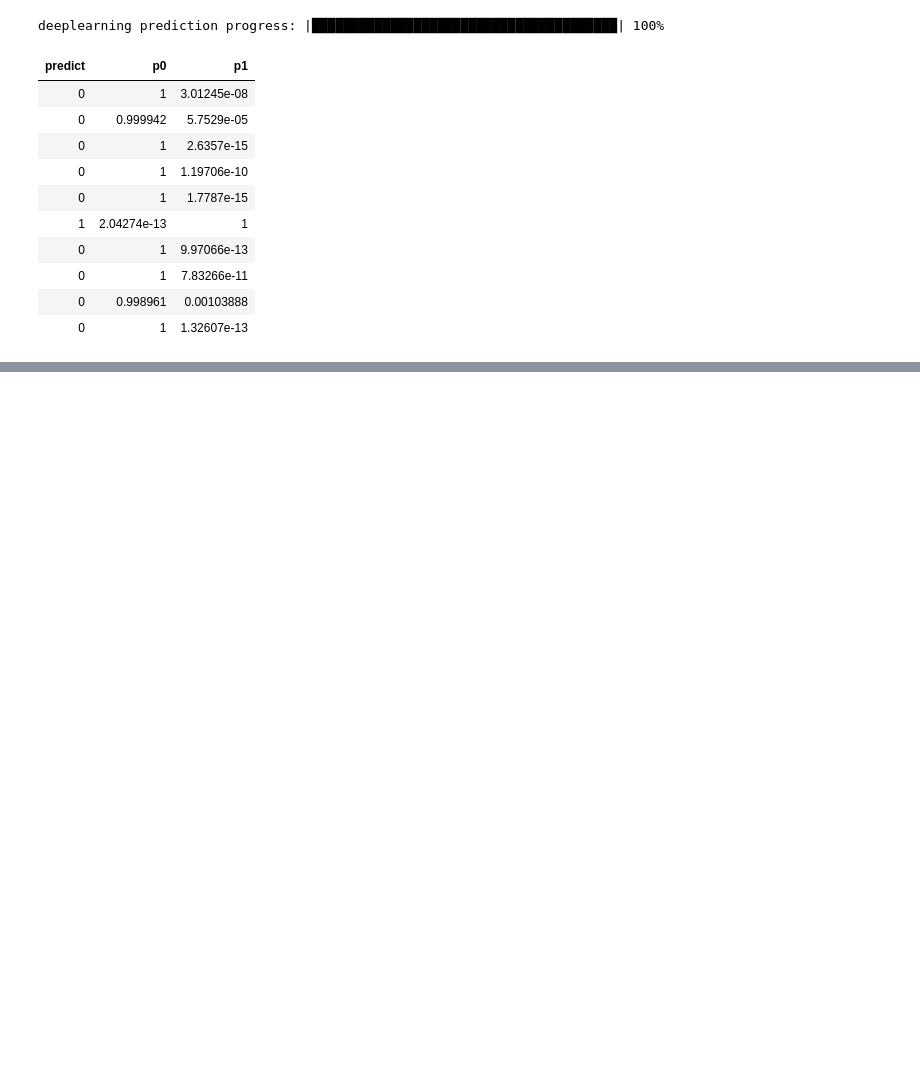
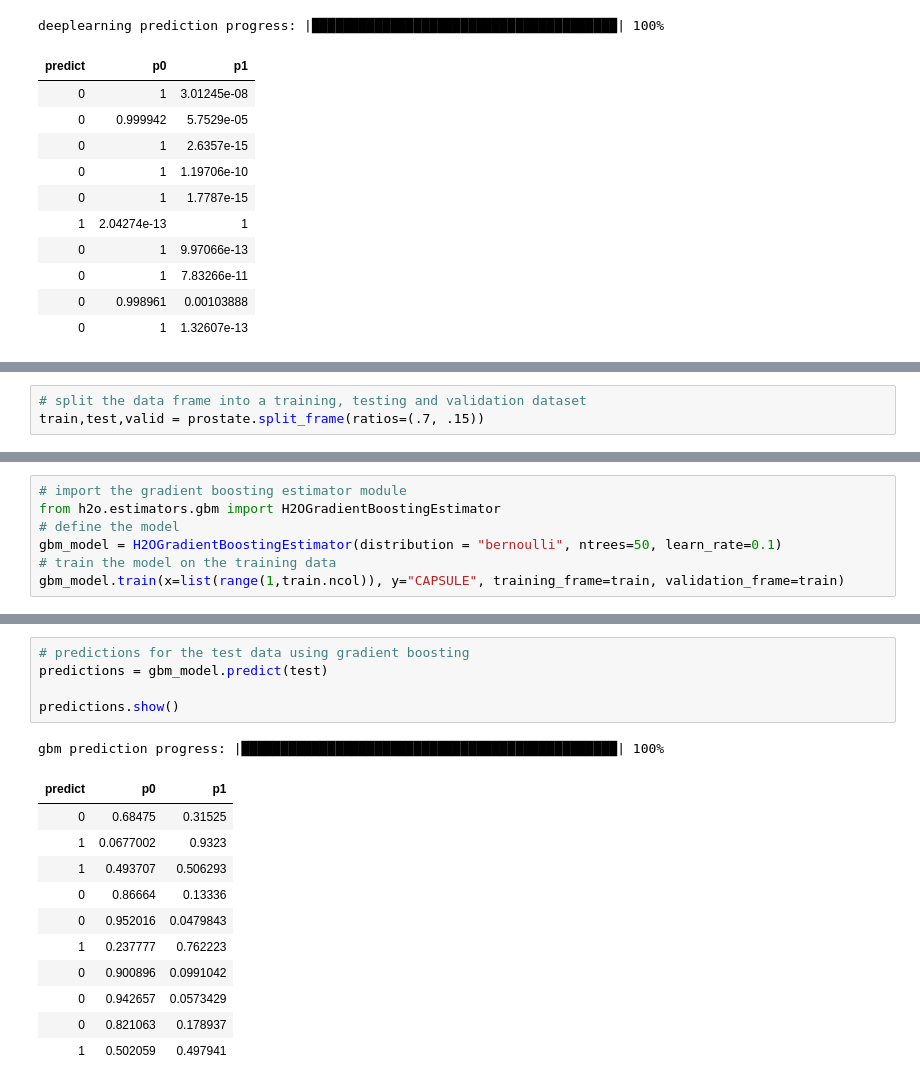
Before and after one commit to multicode/h2o-notebook, a Jupyter notebook: h2o-example.ipynb, the cells around one changed output, grey strips where cells are left out. Cells and saved outputs as stored; diff of their text form; blank space fills up the shorter version.

```diff
--- a/h2o-example.ipynb
+++ b/h2o-example.ipynb
@@ -202,0 +277,3 @@ deeplearning prediction progress: |███████████████
+# %%
+# split the data frame into a training, testing and validation dataset
+train,test,valid = prostate.split_frame(ratios=(.7, .15))
@@ -202,0 +283,7 @@ deeplearning prediction progress: |███████████████
+# %%
+# import the gradient boosting estimator module
+from h2o.estimators.gbm import H2OGradientBoostingEstimator
+# define the model
+gbm_model = H2OGradientBoostingEstimator(distribution = "bernoulli", ntrees=50, learn_rate=0.1)
+# train the model on the training data
+gbm_model.train(x=list(range(1,train.ncol)), y="CAPSULE", training_frame=train, validation_frame=train)
@@ -202,0 +382,18 @@ deeplearning prediction progress: |███████████████
+# %%
+# predictions for the test data using gradient boosting
+predictions = gbm_model.predict(test)
+
+predictions.show()
+# %% [output]
+gbm prediction progress: |████████████████████████████████████████████████| 100%
+| predict | p0 | p1 |
+| 0 | 0.68475 | 0.31525 |
+| 1 | 0.0677002 | 0.9323 |
+| 1 | 0.493707 | 0.506293 |
+| 0 | 0.86664 | 0.13336 |
+| 0 | 0.952016 | 0.0479843 |
+| 1 | 0.237777 | 0.762223 |
+| 0 | 0.900896 | 0.0991042 |
+| 0 | 0.942657 | 0.0573429 |
+| 0 | 0.821063 | 0.178937 |
+| 1 | 0.502059 | 0.497941 |
```
Also changed, not shown: parts of 32 cells of this notebook.
